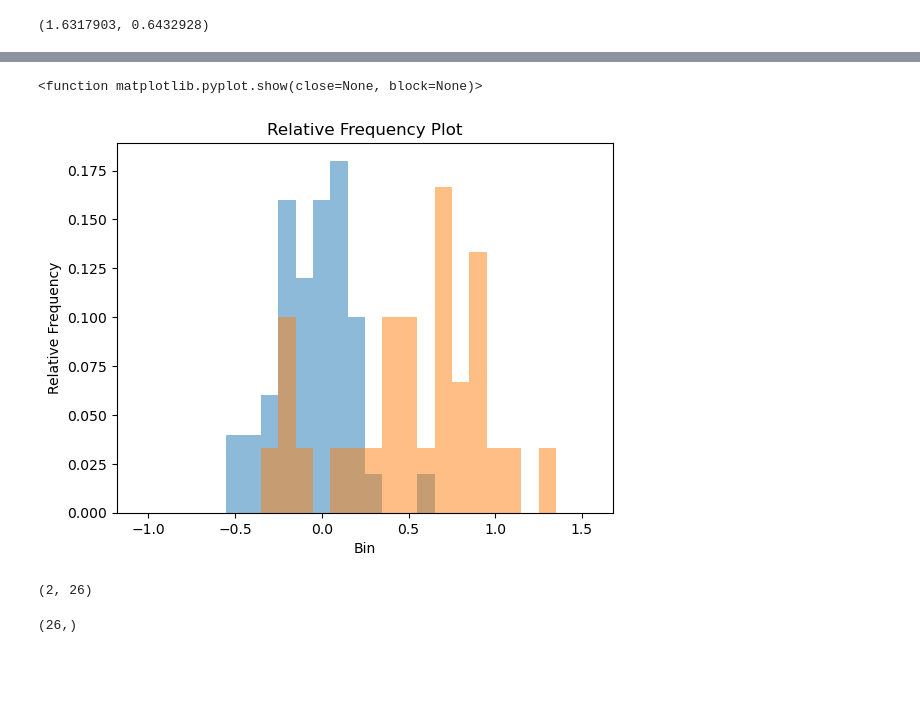
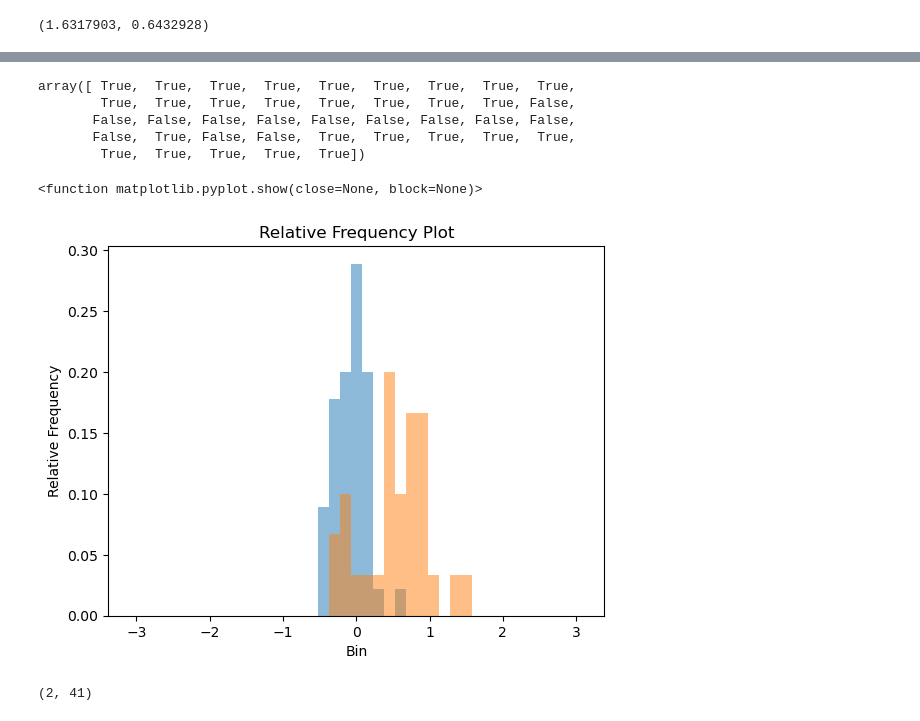
Before and after one commit to alexborowiak/time_of_emergene_drafts, a Jupyter notebook: draft_notebooks/draft_09_perkins_skill_score.ipynb, the cells around one changed output, grey strips where cells are left out. Cells and saved outputs as stored; diff of their text form; code cells hidden in the pictures; blank space fills up the shorter version.

```diff
--- a/draft_notebooks/draft_09_perkins_skill_score.ipynb
+++ b/draft_notebooks/draft_09_perkins_skill_score.ipynb
@@ -198,3 +184,4 @@ array([cftime.DatetimeGregorian(1980, 12, 31, 0, 0, 0, 0, has_year_zero=False),
       dtype=object)
 # %%
 arr_best = arr_best.values
+base_arr = base_arr.values
@@ -207,9 +203,12 @@ np.max(arr_best), np.nanmax(base_arr)
 # %% [output]
 (1.6317903, 0.6432928)
+# %%
+step = 0.15
 # %%
-bins = np.arange(-1, 1.7, 0.1)
+bins = np.arange(-3, 3+step, step)
 # %%
 def get_rel_freq(arr, bins):
+    arr = arr[np.isfinite(arr)]
     counts, _ = np.histogram(arr, bins=bins, density=False)
     rel_freq = counts/len(arr)
     return rel_freq
@@ -219,19 +228,27 @@ rel_freq_best = get_rel_freq(arr_best, bins)
+# %%
+rel_freq_base == rel_freq_best
+# %% [output]
+array([ True,  True,  True,  True,  True,  True,  True,  True,  True,
+        True,  True,  True,  True,  True,  True,  True,  True, False,
+       False, False, False, False, False, False, False, False, False,
+       False,  True, False, False,  True,  True,  True,  True,  True,
+        True,  True,  True,  True,  True])
 # %%
 
 # plot the relative frequency
-plt.bar(bins[:-1], rel_freq_base, alpha=0.5, width=0.1)
-plt.bar(bins[:-1], rel_freq_best, alpha=0.5, width=0.1)
+plt.bar(bins[:-1], rel_freq_base, alpha=0.5, width=step)
+plt.bar(bins[:-1], rel_freq_best, alpha=0.5, width=step)
 
 plt.xlabel('Bin')
 plt.ylabel('Relative Frequency')
 plt.title('Relative Frequency Plot')
 # plt.xticks(range(len(rel_freq)), ['[0, 2)', '[2, 4)', '[4, 6)'])
 plt.show
 # %% [output]
 <function matplotlib.pyplot.show(close=None, block=None)>
-[figure, old version]
+[figure, new version]
 # %%
-freq_stack = np.vstack([rel_freq_base, rel_freq_best])
+freq_stack =np.array([rel_freq_base, rel_freq_best])
 freq_stack.shape
 # %% [output]
-(2, 26)
+(2, 41)
@@ -238,8 +257,5 @@ freq_stack.shape
 # %%
-freq_min = np.nanmin(freq_stack, axis=0)
-freq_min.shape
+freq_min = np.nanmin(freq_stack, axis=1)
-# %% [output]
-(26,)
 # %%
 freq_min_sum_percent = np.sum(freq_min) * 100
 # %%
```
Also changed, not shown: parts of 52 cells of this notebook, 2 other files.
